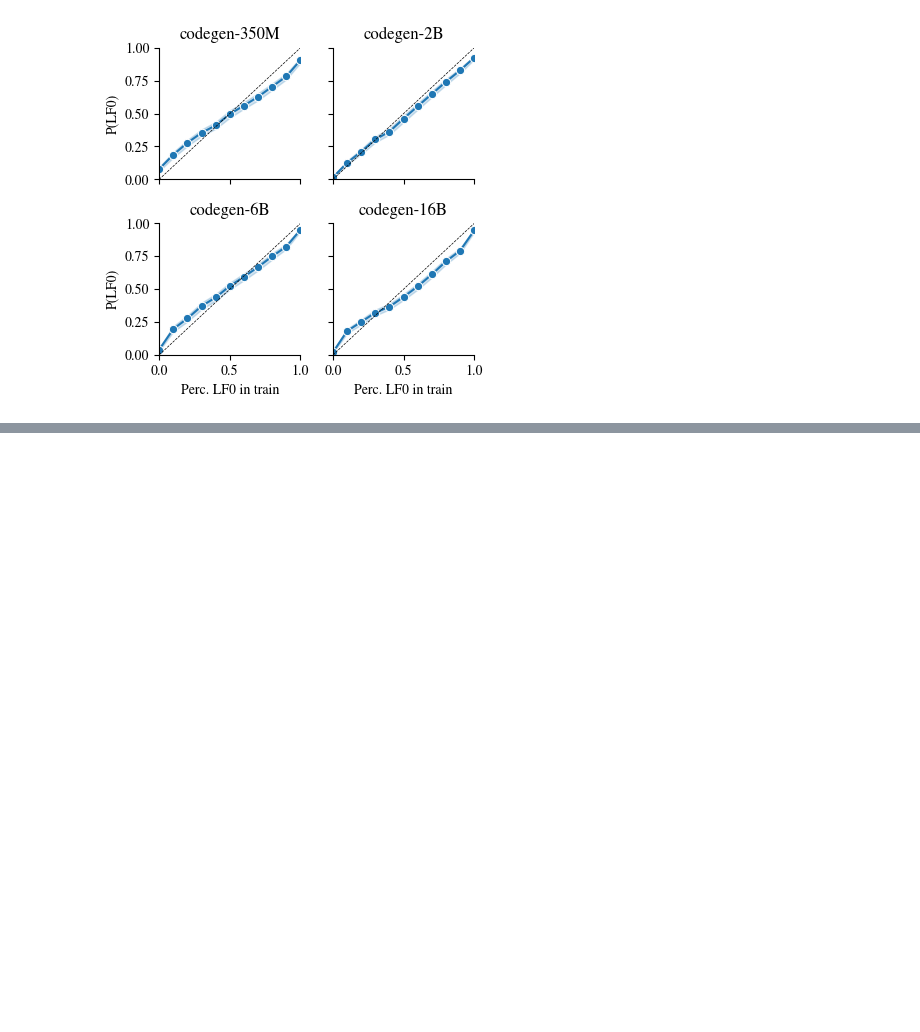
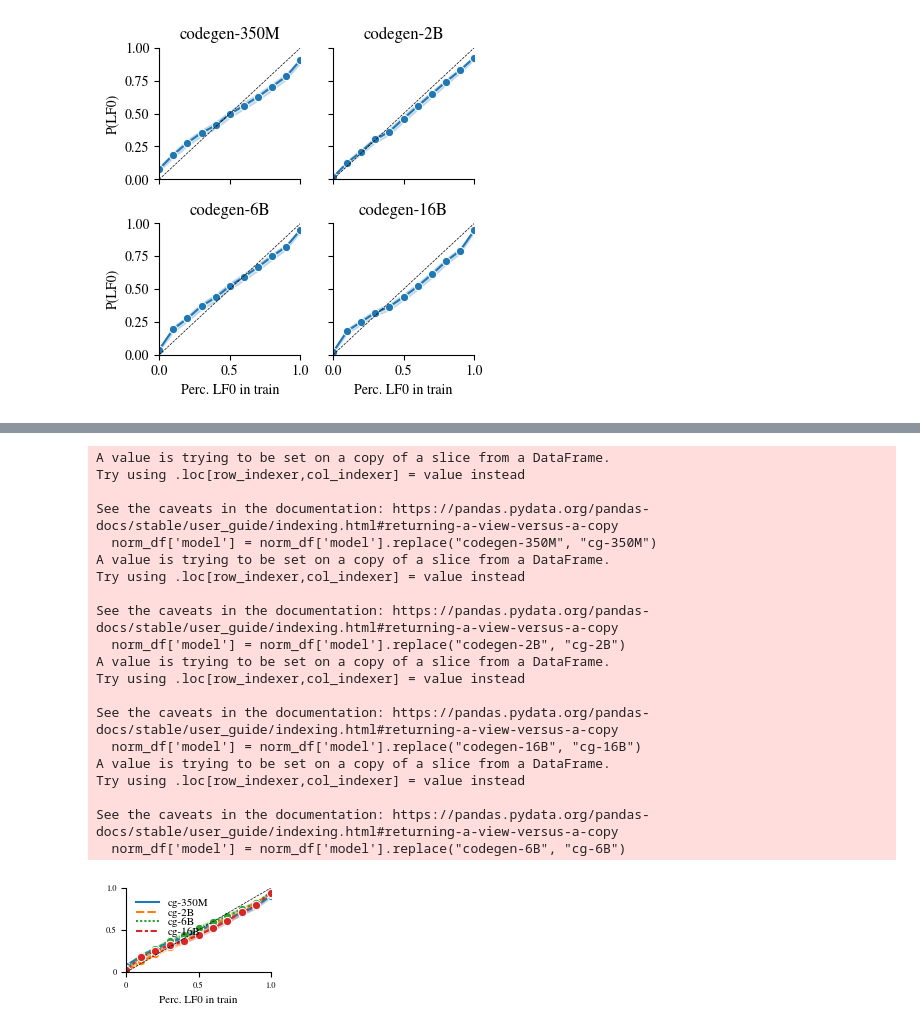
Before and after one commit to esteng/ambiguous_parsing, a Jupyter notebook: src/ambiguous_parsing/analysis/mixed_prompt_forced.ipynb, the cells around one changed output, grey strips where cells are left out. Drawn from its saved outputs; the diff is of its cells as text; code cells hidden in the pictures; blank space fills up the shorter version.

```diff
--- a/src/ambiguous_parsing/analysis/mixed_prompt_forced.ipynb
+++ b/src/ambiguous_parsing/analysis/mixed_prompt_forced.ipynb
@@ -124,3 +124,62 @@ plt.savefig("/home/estengel/papers/ambiguous-parsing-2023/figures/mixed_prompt_f
 # %% [output]
 NORMALIZED MINIMUM PROBABILITY
 [figure]
+# %%
+import seaborn as sns
+from matplotlib import pyplot as plt
+import pandas as pd
+from colors import colors, markers
+
+plt.rcParams["font.family"] = "Nimbus Roman"
+
+df = pd.DataFrame(data_for_df)
+
+
+##  Normalized minimum probability
+print("NORMALIZED MINIMUM PROBABILITY")
+norm_df = df[df['type'] == "norm_min_lf0"]
+
+# replace codegen with CG for all models (350M, 2B, 6B, 16B)
+norm_df['model'] = norm_df['model'].replace("codegen-350M", "cg-350M")
+norm_df['model'] = norm_df['model'].replace("codegen-2B", "cg-2B")
+norm_df['model'] = norm_df['model'].replace("codegen-16B", "cg-16B")
+norm_df['model'] = norm_df['model'].replace("codegen-6B", "cg-6B")
+
+# small_df = norm_df[norm_df['model'] == "codegen-350M"]
+# medium_df = norm_df[norm_df['model'] == "codegen-2B"]
+# large_df = norm_df[norm_df['model'] == "codegen-6B"]
+# huge_df = norm_df[norm_df['model'] == "codegen-16B"]
+
+fig, ax = plt.subplots(1,1, figsize=(2,1.5), sharex=True, sharey=True)
+
+sns.lineplot(data = norm_df, x="s1", y="value", ax=ax, marker = "o", hue='model', style='model') # markers = markers, palette=colors, style='amb_type', hue="amb_type", legend=False)
+# ax.set_title("P(LF0) across training perc.", fontsize=10)
+ax.set_ylim(0,1)
+ax.set_xlim(0,1)
+# sns.lineplot(data = medium_df, x="s1", y="value", ax=ax[0,1], marker = "o") # markers = markers, palette=colors, style='amb_type', hue="amb_type", legend=False)
+# ax[0,1].set_title("codegen-2B")
+
+# sns.lineplot(data = large_df, x="s1", y="value", ax=ax[1,0],  marker = "o") #markers = markers, palette=colors, style='amb_type', hue="amb_type", legend=False)
+# ax[1,0].set_title("codegen-6B")
+# sns.lineplot(data = huge_df, x="s1", y="value", ax=ax[1,1],  marker = "o") # markers = markers, palette=colors, style='amb_type', hue="amb_type", legend=False)
+# ax[1,1].set_title("codegen-16B")
+
+
+increasing_line_xs = np.linspace(0, 100)
+increasing_line_ys = np.linspace(0, 100)
+ax.set_yticks([0, 0.5, 1.0])
+ax.set_xticks([0, 0.5, 1.0])
+ax.set_yticklabels([0, 0.5, 1.0], fontsize=6)
+ax.set_xticklabels([0, 0.5, 1.0], fontsize=6)
+ax.set_xlabel("Perc. LF0 in train", fontsize=8)
+ax.set_ylabel("")
+ax.legend(frameon=False, fontsize=8, labelspacing=0.0)
+
+ax.plot(increasing_line_xs/100, increasing_line_ys/100, color="black", linestyle="--", linewidth=0.5)
+
+sns.despine()
+
+
+plt.tight_layout()
+plt.savefig("/home/estengel/papers/ambiguous-parsing-2023/figures/mixed_prompt_forced.pdf")
+# %% [output]
@@ -127,3 +187,24 @@ NORMALIZED MINIMUM PROBABILITY
+A value is trying to be set on a copy of a slice from a DataFrame.
+Try using .loc[row_indexer,col_indexer] = value instead
+
+See the caveats in the documentation: https://pandas.pydata.org/pandas-docs/stable/user_guide/indexing.html#returning-a-view-versus-a-copy
+  norm_df['model'] = norm_df['model'].replace("codegen-350M", "cg-350M")
+A value is trying to be set on a copy of a slice from a DataFrame.
+Try using .loc[row_indexer,col_indexer] = value instead
+
+See the caveats in the documentation: https://pandas.pydata.org/pandas-docs/stable/user_guide/indexing.html#returning-a-view-versus-a-copy
+  norm_df['model'] = norm_df['model'].replace("codegen-2B", "cg-2B")
+A value is trying to be set on a copy of a slice from a DataFrame.
+Try using .loc[row_indexer,col_indexer] = value instead
+
+See the caveats in the documentation: https://pandas.pydata.org/pandas-docs/stable/user_guide/indexing.html#returning-a-view-versus-a-copy
+  norm_df['model'] = norm_df['model'].replace("codegen-16B", "cg-16B")
+A value is trying to be set on a copy of a slice from a DataFrame.
+Try using .loc[row_indexer,col_indexer] = value instead
+
+See the caveats in the documentation: https://pandas.pydata.org/pandas-docs/stable/user_guide/indexing.html#returning-a-view-versus-a-copy
+  norm_df['model'] = norm_df['model'].replace("codegen-6B", "cg-6B")
+[figure, added]
 # %%
 
 ##  Normalized total probability
```
Also changed, not shown: parts of 2 cells of this notebook, 7 other files.
